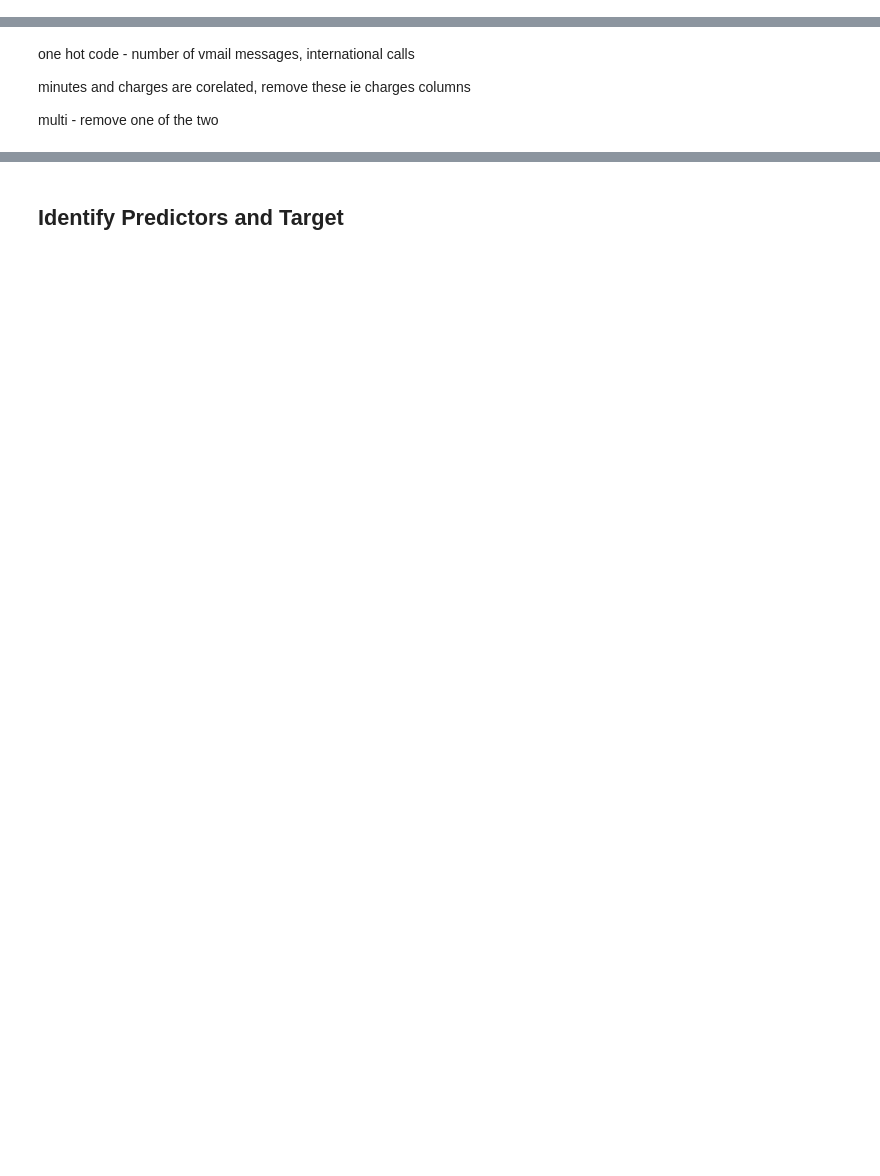
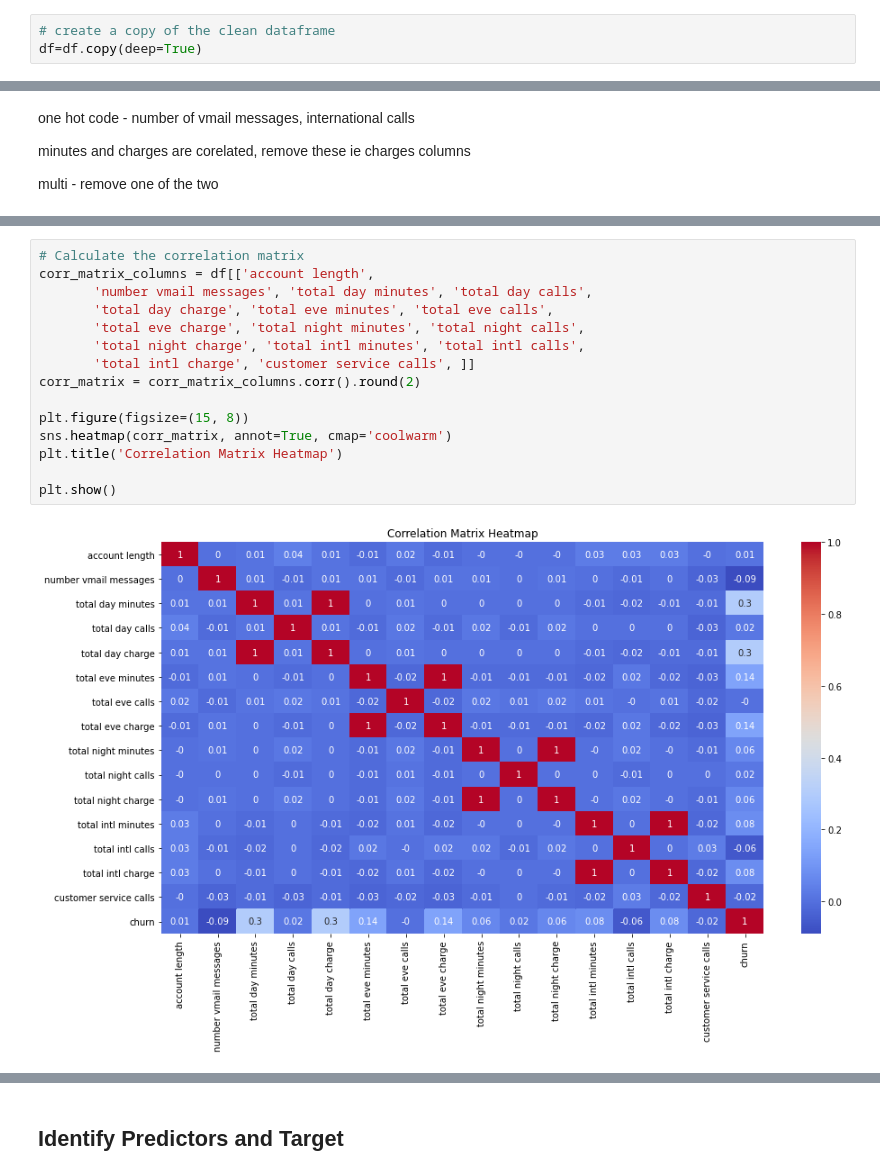
Before and after one commit to SpencerLugalia/Phase-3-Project, a Jupyter notebook: index.ipynb, the cells around one changed output, grey strips where cells are left out. Drawn from its saved outputs; the diff is of its cells as text; blank space fills up the shorter version.

```diff
--- a/index.ipynb
+++ b/index.ipynb
@@ -137,0 +280,3 @@ plt.show()
+# %%
+# create a copy of the clean dataframe
+df=df.copy(deep=True)
@@ -156,0 +291,17 @@ plt.show()
+# %%
+# Calculate the correlation matrix
+corr_matrix_columns = df[['account length',
+       'number vmail messages', 'total day minutes', 'total day calls',
+       'total day charge', 'total eve minutes', 'total eve calls',
+       'total eve charge', 'total night minutes', 'total night calls',
+       'total night charge', 'total intl minutes', 'total intl calls',
+       'total intl charge', 'customer service calls', ]]
+corr_matrix = corr_matrix_columns.corr().round(2)
+
+plt.figure(figsize=(15, 8))
+sns.heatmap(corr_matrix, annot=True, cmap='coolwarm')
+plt.title('Correlation Matrix Heatmap')
+
+plt.show()
+# %% [output]
+[figure, added]
```
Also changed, not shown: parts of 52 cells of this notebook.
